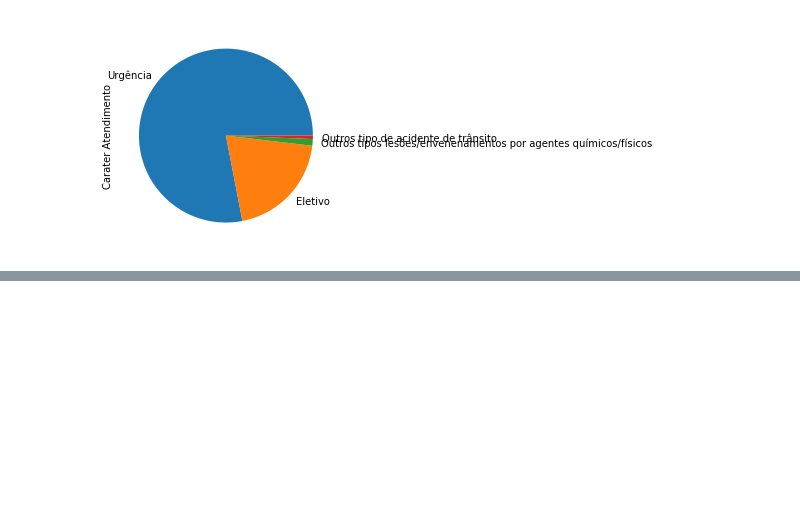
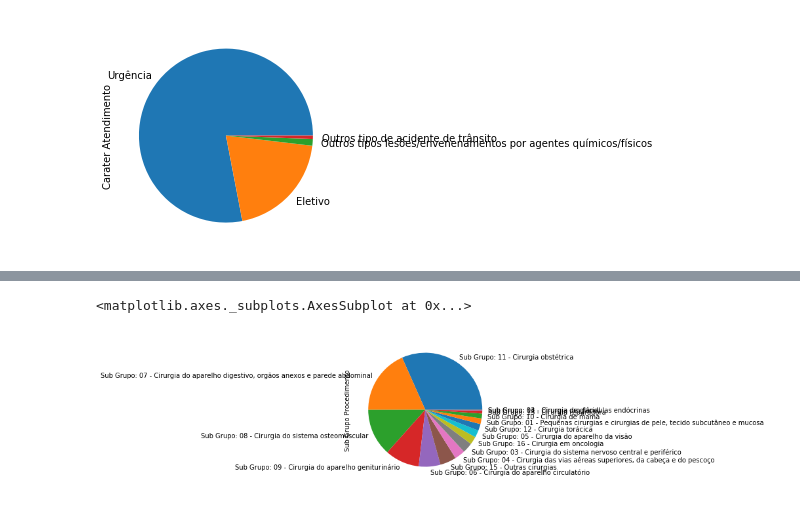
Before and after one commit to jjanuario/datamining, a Jupyter notebook: ManipulandoCirurgiasCSV.ipynb, the cells around one changed output, grey strips where cells are left out. Saved outputs shown, nothing was run; the diff lists cells and outputs as text; code cells hidden in the pictures; blank space fills up the shorter version.

```diff
--- a/ManipulandoCirurgiasCSV.ipynb
+++ b/ManipulandoCirurgiasCSV.ipynb
@@ -50,0 +114,6 @@ array(['6876617 HOSPITAL DA CRIANCA DE BRASILIA JOSE ALENCAR HCB',
+# %%
+#Plotando um grafico de pizza para ilustrar
+df['Sub Grupo Procedimento'].value_counts().plot.pie()
+# %% [output]
+<matplotlib.axes._subplots.AxesSubplot at 0x...>
+[figure, added]
```
Also changed, not shown: parts of 18 cells of this notebook.
